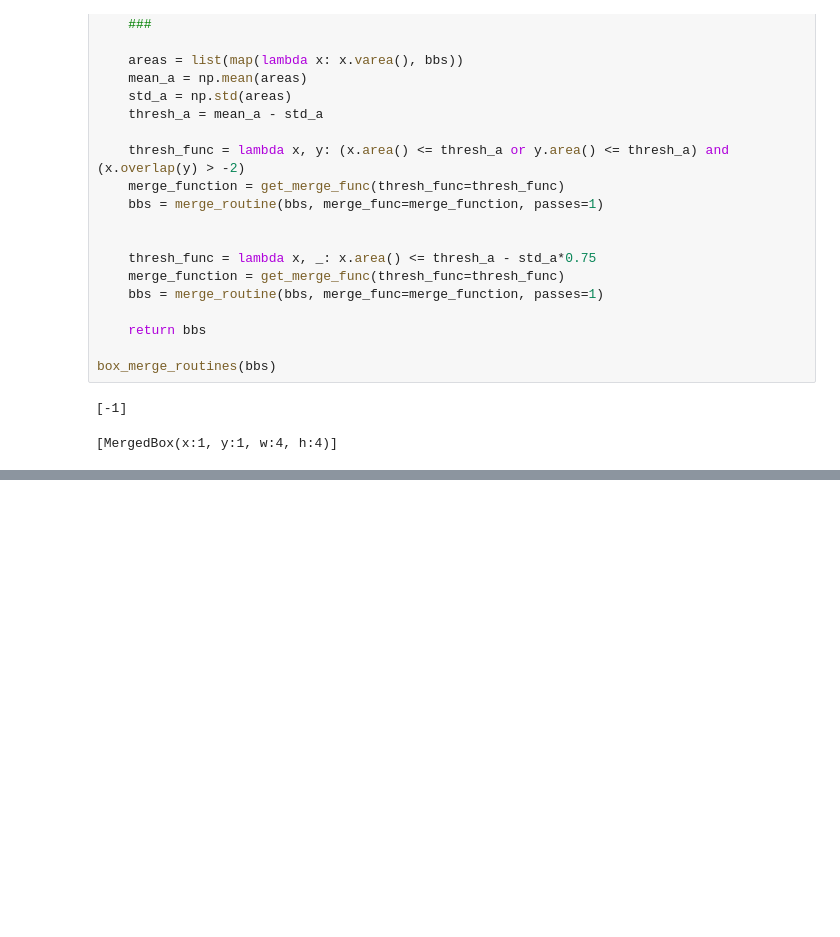
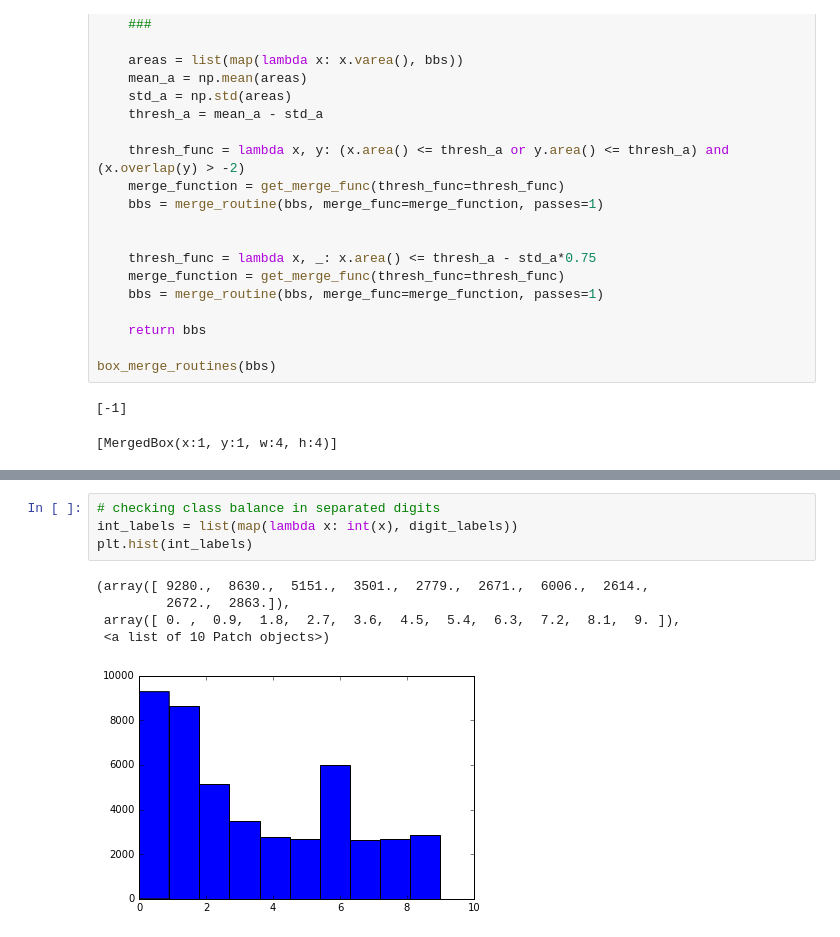
Before and after one commit to rcortx/handwritten-digit-extraction, a Jupyter notebook: test.ipynb, the cells around one changed output, grey strips where cells are left out. Drawn from its saved outputs; the diff is of its cells as text; blank space fills up the shorter version.

```diff
--- a/test.ipynb
+++ b/test.ipynb
@@ -952,0 +1391,10 @@ TypeError: 'int' object is not iterable
+# %%
+# checking class balance in separated digits
+int_labels = list(map(lambda x: int(x), digit_labels))
+plt.hist(int_labels)
+# %% [output]
+(array([ 9280.,  8630.,  5151.,  3501.,  2779.,  2671.,  6006.,  2614.,
+         2672.,  2863.]),
+ array([ 0. ,  0.9,  1.8,  2.7,  3.6,  4.5,  5.4,  6.3,  7.2,  8.1,  9. ]),
+ <a list of 10 Patch objects>)
+[figure, added]
```
Also changed, not shown: parts of 25 cells of this notebook, 4 other files.
